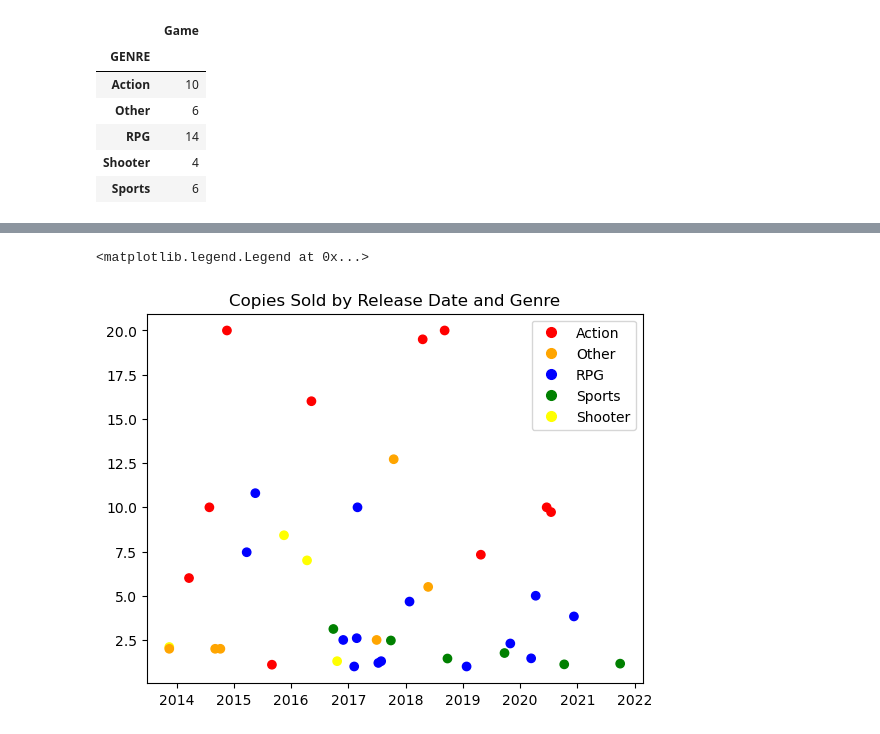
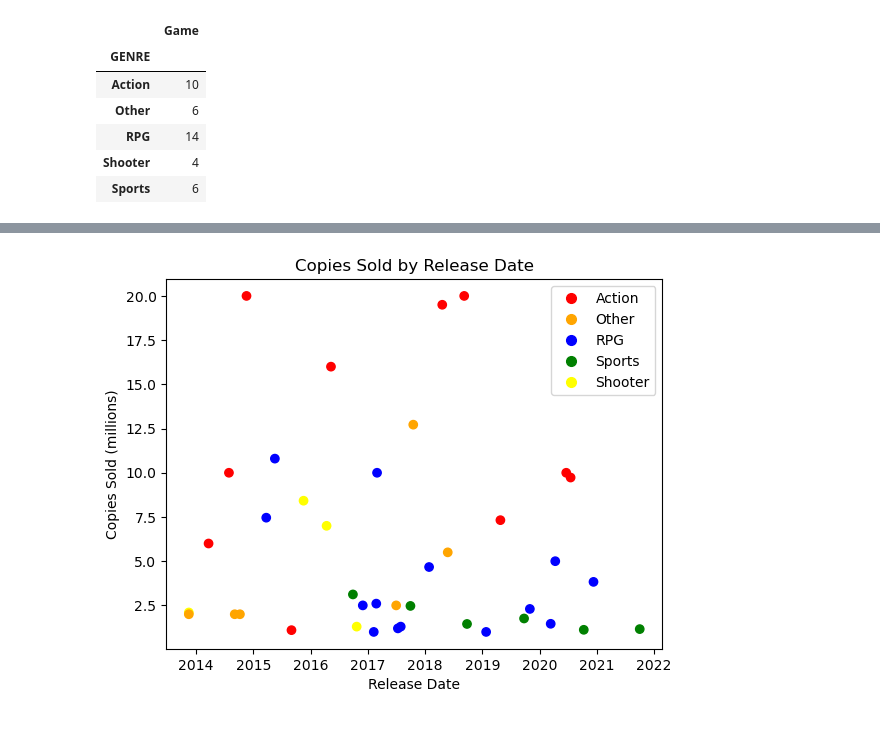
Before and after one commit to sarahjanewhite/CSC221-sarahjanewhite-GroupProject, a Jupyter notebook: CSC221-sarahjanewhite-GroupProject.ipynb, the cells around one changed output, grey strips where cells are left out. Saved outputs shown, nothing was run; the diff lists cells and outputs as text; code cells hidden in the pictures.

```diff
--- a/CSC221-sarahjanewhite-GroupProject.ipynb
+++ b/CSC221-sarahjanewhite-GroupProject.ipynb
@@ -228,6 +146,9 @@ CSV file saved successfully: 'CSC221-webscrape-data.csv'
 # PART 2 Plotting
 # %%
 # Read the CSV file into a data frame
+file_path = 'CSC221-webscrape-data.csv'
+import pandas as pd
+import re
 df = pd.read_csv(file_path)
 df
 # %% [output]
@@ -408,14 +345,14 @@ df[['Game', 'Copies Sold', 'Millions', 'Release Date', 'Date',  'Genre', 'GENRE'
 # %%
-# Time to Plot
-import matplotlib.pyplot as plot
-from matplotlib.lines import Line2D
+# Plot Copies Sold by Release Date
 colorTable = {'Action': 'red', 'Other': 'orange', 'RPG': 'blue', 'Sports': 'green', 'Shooter': 'yellow'}
 colors = [colorTable[x] for x in df['GENRE']]
 plot.scatter(df['Date'], df['Millions'], c=colors)
-plot.title('Copies Sold by Release Date and Genre')
+plot.title('Copies Sold by Release Date')
 lines = [Line2D([0], [0], color=c, marker='o', markersize=7, linestyle='') for c in colorTable.values()]
 labels = colorTable.keys()
 plot.legend(lines, labels)
+plot.xlabel("Release Date")
+plot.ylabel("Copies Sold (millions)")
+plot.show()
 # %% [output]
-<matplotlib.legend.Legend at 0x...>
-[figure, old version]
+[figure, new version]
```
Also changed, not shown: parts of 9 cells of this notebook.
